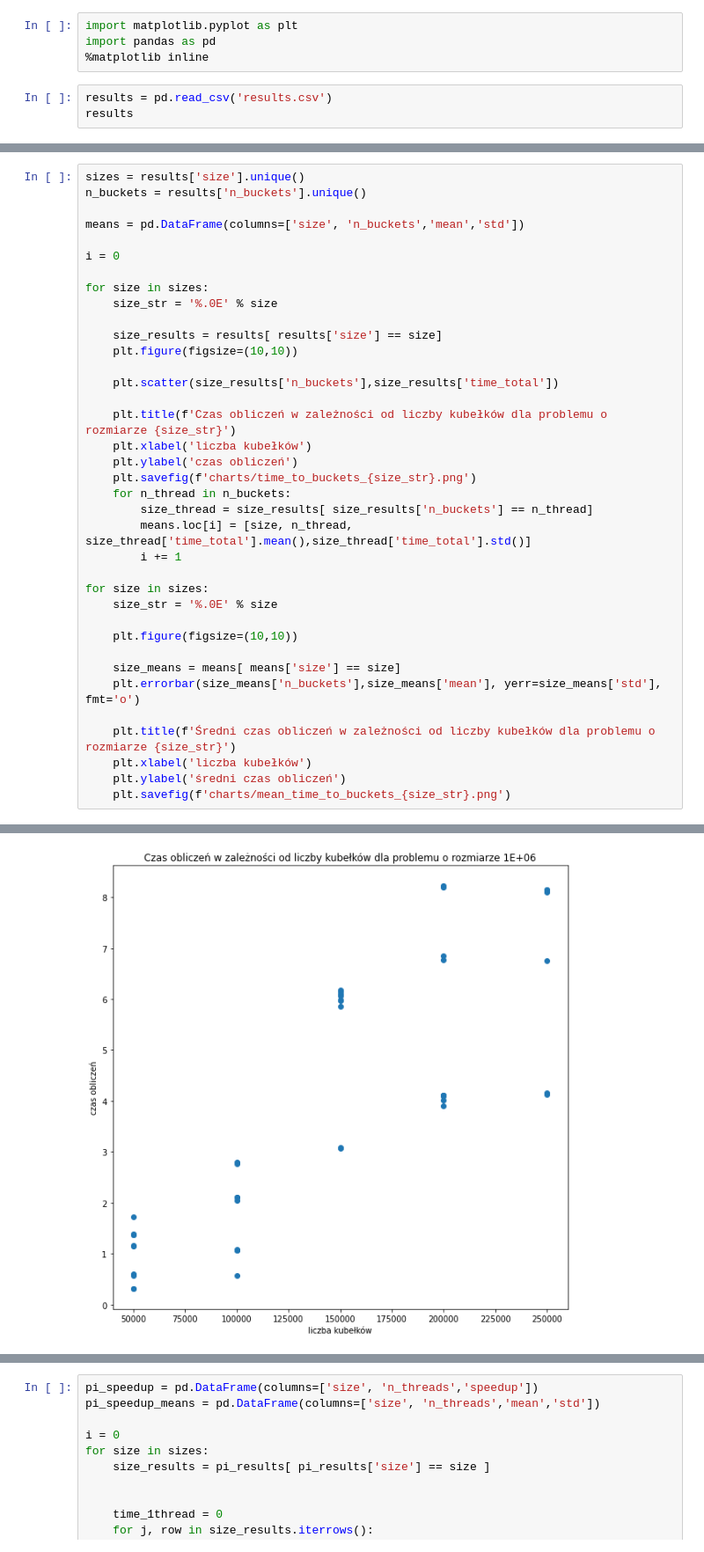
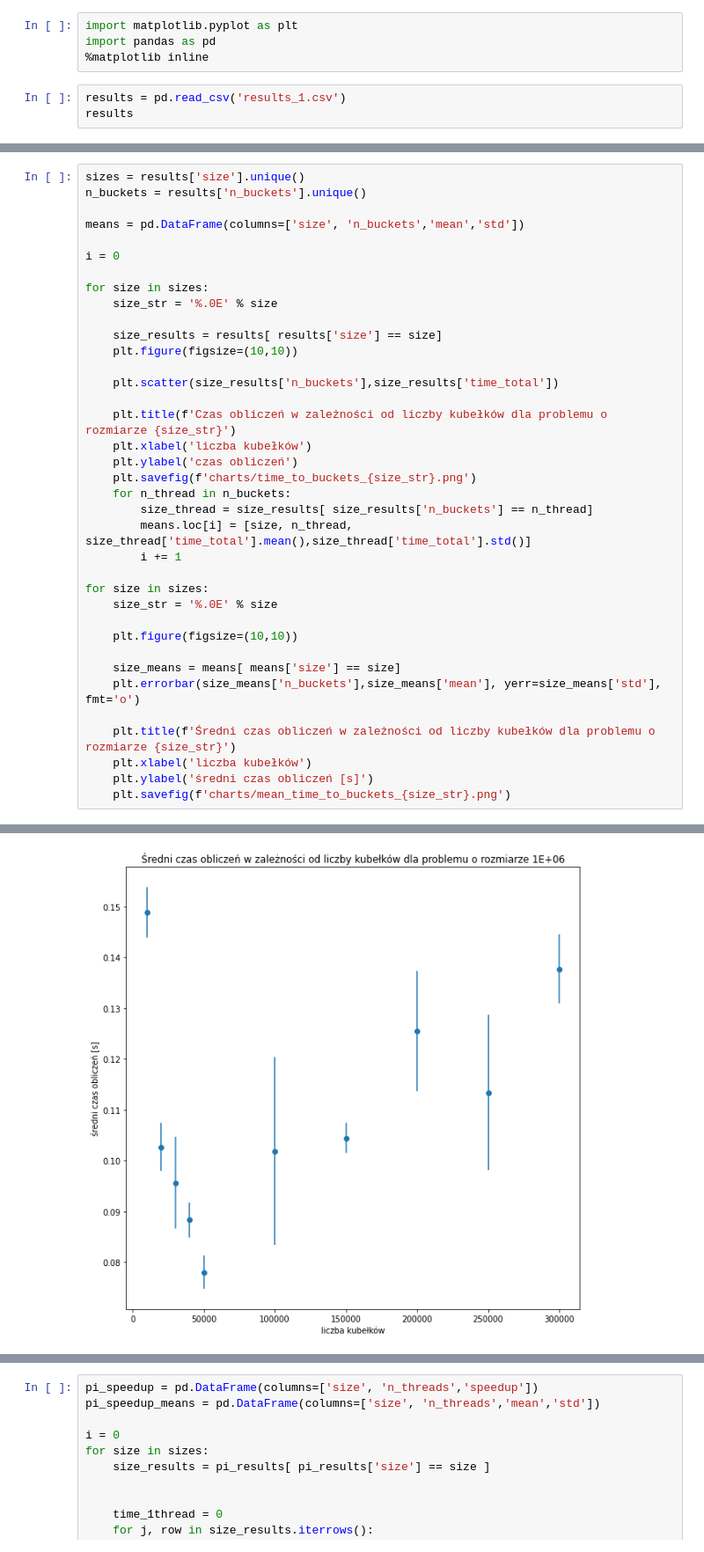
Before and after one commit to PKopel/mpr, a Jupyter notebook: openmp/plot_charts.ipynb, the cells around one changed output, grey strips where cells are left out. Shown at 88% size. Drawn from its saved outputs; the diff is of its cells as text.

```diff
--- a/openmp/plot_charts.ipynb
+++ b/openmp/plot_charts.ipynb
@@ -3,7 +3,7 @@ import matplotlib.pyplot as plt
 import pandas as pd
 %matplotlib inline
 # %%
-results = pd.read_csv('results.csv')
+results = pd.read_csv('results_1.csv')
 results
 # %% [output]
 |  | size | n_threads | n_buckets | fill_time | split_time | merge_b_time | sort_time | merge_a_time | ... |
@@ -54,6 +54,6 @@ for size in sizes:
 
     plt.title(f'Średni czas obliczeń w zależności od liczby kubełków dla problemu o rozmiarze {size_str}')
     plt.xlabel('liczba kubełków')
-    plt.ylabel('średni czas obliczeń')
+    plt.ylabel('średni czas obliczeń [s]')
     plt.savefig(f'charts/mean_time_to_buckets_{size_str}.png')
 # %% [output]
@@ -62 +62 @@ for size in sizes:
-[figure, old version]
+[figure, new version]
```
Also changed, not shown: parts of 8 cells of this notebook, 21 other files.
